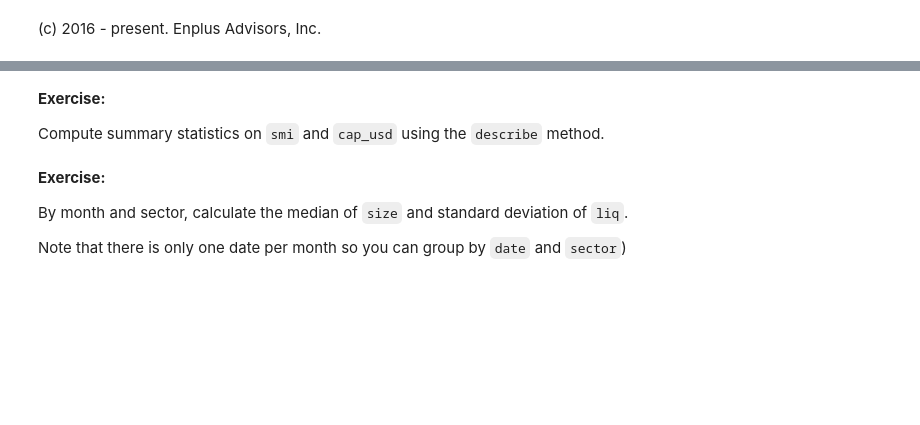
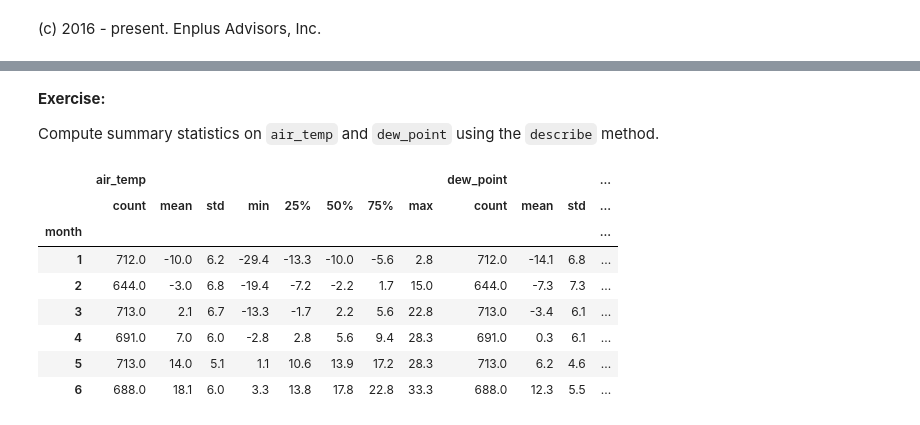
Before and after one commit to dgerlanc/programming-with-data, a Jupyter notebook: 03-group-apply-answers.ipynb, the cells around one changed output, grey strips where cells are left out. Cells and saved outputs as stored; diff of their text form; code cells hidden in the pictures; blank space fills up the shorter version.

```diff
--- a/03-group-apply-answers.ipynb
+++ b/03-group-apply-answers.ipynb
@@ -13,2 +14,2 @@ Calculate the average `smi` by sector.
 # %%
-grp = dat.groupby('sector')
+grp = dat.groupby('month')
@@ -26,5 +27,5 @@ Name: smi, dtype: float64
 # %% [markdown]
 **Exercise:**
 
-Compute summary statistics on `smi` and `cap_usd` using
+Compute summary statistics on `air_temp` and `dew_point` using
 the `describe` method.
@@ -33,6 +31,0 @@ sum_stats = grp[['smi', 'cap_usd']].describe()
-# %% [markdown]
-**Exercise:**
-
-By month and sector, calculate the median of `size` and standard deviation of `liq`.
-
-Note that there is only one date per month so you can group by `date` and `sector`)
@@ -44,0 +32,12 @@ mth_sector = grp2.agg({
+# %%
+grp[['air_temp', 'dew_point']].describe()
+# %% [output]
+|  | air_temp |  |  |  |  |  |  |  | dew_point |  |  | ... |
+|  | count | mean | std | min | 25% | 50% | 75% | max | count | mean | std | ... |
+| month |  |  |  |  |  |  |  |  |  |  |  | ... |
+| 1 | 712.0 | -10.0 | 6.2 | -29.4 | -13.3 | -10.0 | -5.6 | 2.8 | 712.0 | -14.1 | 6.8 | ... |
+| 2 | 644.0 | -3.0 | 6.8 | -19.4 | -7.2 | -2.2 | 1.7 | 15.0 | 644.0 | -7.3 | 7.3 | ... |
+| 3 | 713.0 | 2.1 | 6.7 | -13.3 | -1.7 | 2.2 | 5.6 | 22.8 | 713.0 | -3.4 | 6.1 | ... |
+| 4 | 691.0 | 7.0 | 6.0 | -2.8 | 2.8 | 5.6 | 9.4 | 28.3 | 691.0 | 0.3 | 6.1 | ... |
+| 5 | 713.0 | 14.0 | 5.1 | 1.1 | 10.6 | 13.9 | 17.2 | 28.3 | 713.0 | 6.2 | 4.6 | ... |
+| 6 | 688.0 | 18.1 | 6.0 | 3.3 | 13.8 | 17.8 | 22.8 | 33.3 | 688.0 | 12.3 | 5.5 | ... |
```
Also changed, not shown: parts of 12 cells of this notebook, 20 other files.
